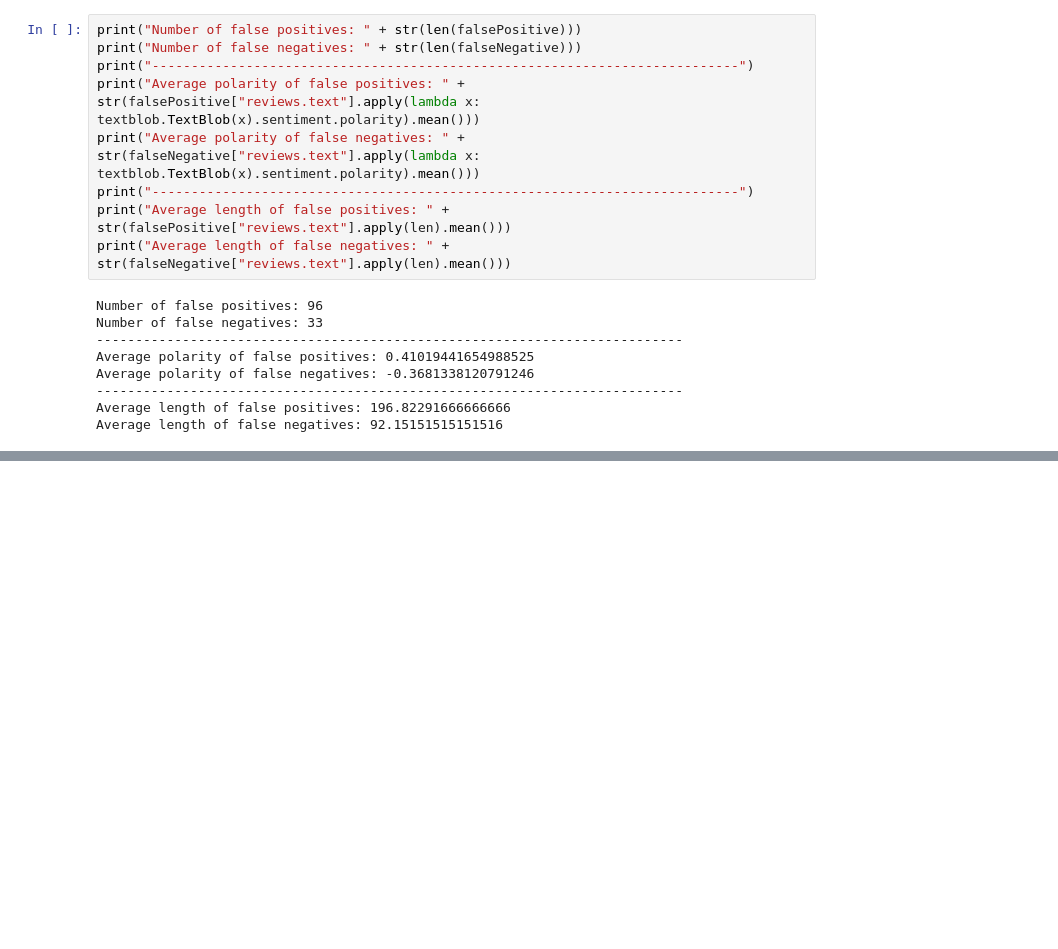
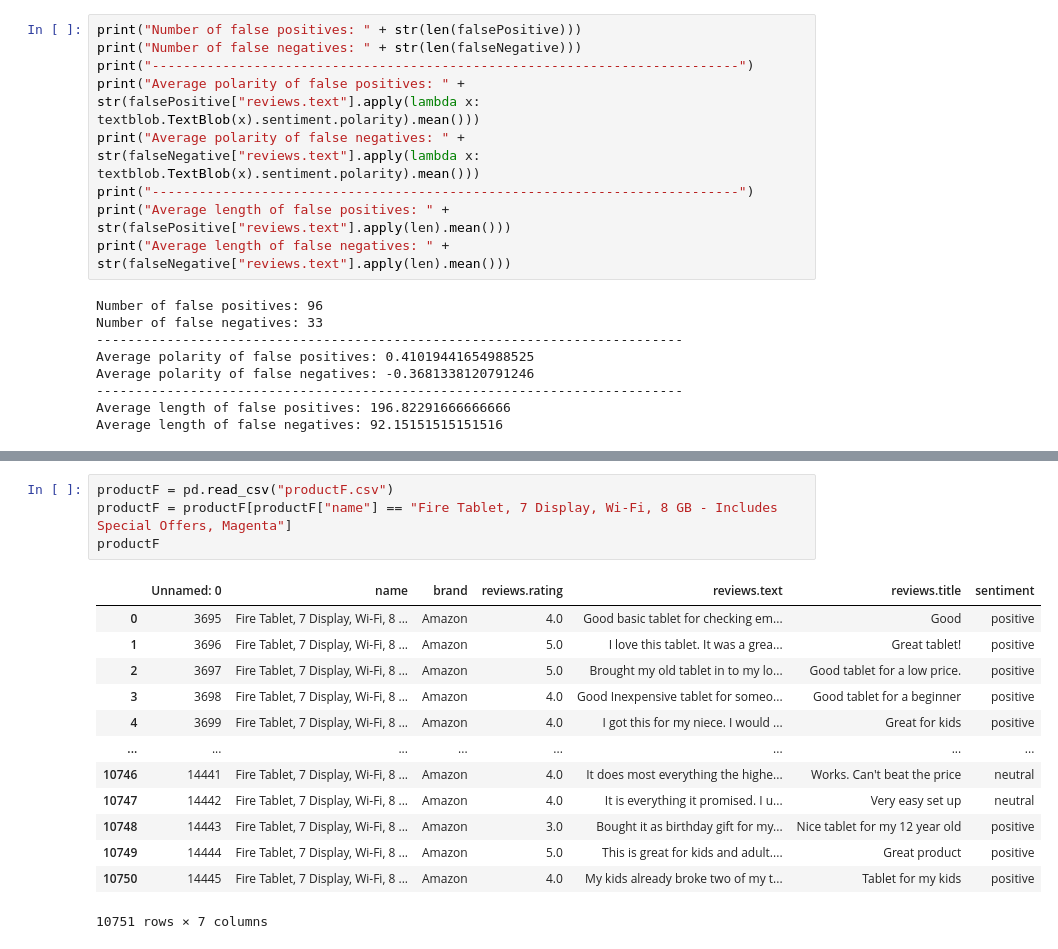
Before and after one commit to GDSC-IAU/Selection-Python, a Jupyter notebook: Project/SentimentAnalyzer.ipynb, the cells around one changed output, grey strips where cells are left out. Saved outputs shown, nothing was run; the diff lists cells and outputs as text; blank space fills up the shorter version.

```diff
--- a/Project/SentimentAnalyzer.ipynb
+++ b/Project/SentimentAnalyzer.ipynb
@@ -240,0 +241,18 @@ productDF
+# %%
+productF = pd.read_csv("productF.csv")
+productF = productF[productF["name"] == "Fire Tablet, 7 Display, Wi-Fi, 8 GB - Includes Special Offers, Magenta"]
+productF
+# %% [output]
+|  | Unnamed: 0 | name | brand | reviews.rating | reviews.text | reviews.title | sentiment |
+| 0 | 3695 | Fire Tablet, 7 Display, Wi-Fi, 8 ... | Amazon | 4.0 | Good basic tablet for checking em... | Good | positive |
+| 1 | 3696 | Fire Tablet, 7 Display, Wi-Fi, 8 ... | Amazon | 5.0 | I love this tablet. It was a grea... | Great tablet! | positive |
+| 2 | 3697 | Fire Tablet, 7 Display, Wi-Fi, 8 ... | Amazon | 5.0 | Brought my old tablet in to my lo... | Good tablet for a low price. | positive |
+| 3 | 3698 | Fire Tablet, 7 Display, Wi-Fi, 8 ... | Amazon | 4.0 | Good Inexpensive tablet for someo... | Good tablet for a beginner | positive |
+| 4 | 3699 | Fire Tablet, 7 Display, Wi-Fi, 8 ... | Amazon | 4.0 | I got this for my niece. I would ... | Great for kids | positive |
+| ... | ... | ... | ... | ... | ... | ... | ... |
+| 10746 | 14441 | Fire Tablet, 7 Display, Wi-Fi, 8 ... | Amazon | 4.0 | It does most everything the highe... | Works. Can't beat the price | neutral |
+| 10747 | 14442 | Fire Tablet, 7 Display, Wi-Fi, 8 ... | Amazon | 4.0 | It is everything it promised. I u... | Very easy set up | neutral |
+| 10748 | 14443 | Fire Tablet, 7 Display, Wi-Fi, 8 ... | Amazon | 3.0 | Bought it as birthday gift for my... | Nice tablet for my 12 year old | positive |
+| 10749 | 14444 | Fire Tablet, 7 Display, Wi-Fi, 8 ... | Amazon | 5.0 | This is great for kids and adult.... | Great product | positive |
+| 10750 | 14445 | Fire Tablet, 7 Display, Wi-Fi, 8 ... | Amazon | 4.0 | My kids already broke two of my t... | Tablet for my kids | positive |
+10751 rows × 7 columns
```
Also changed, not shown: parts of 5 cells of this notebook, 1 other file.
